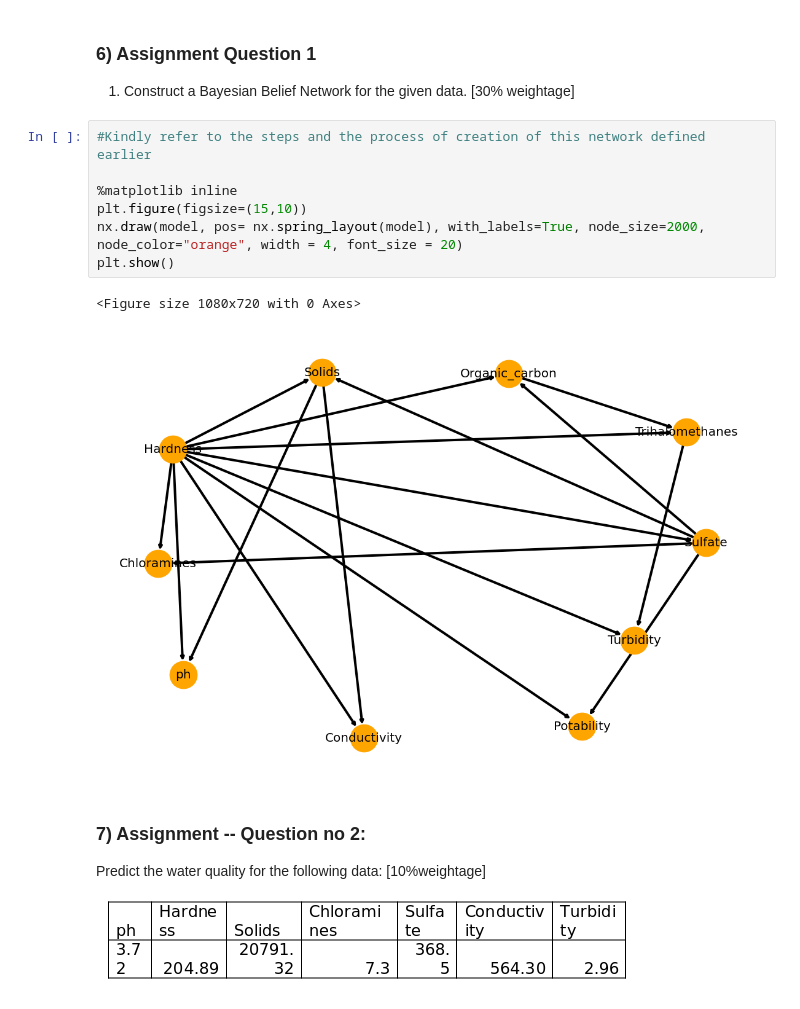
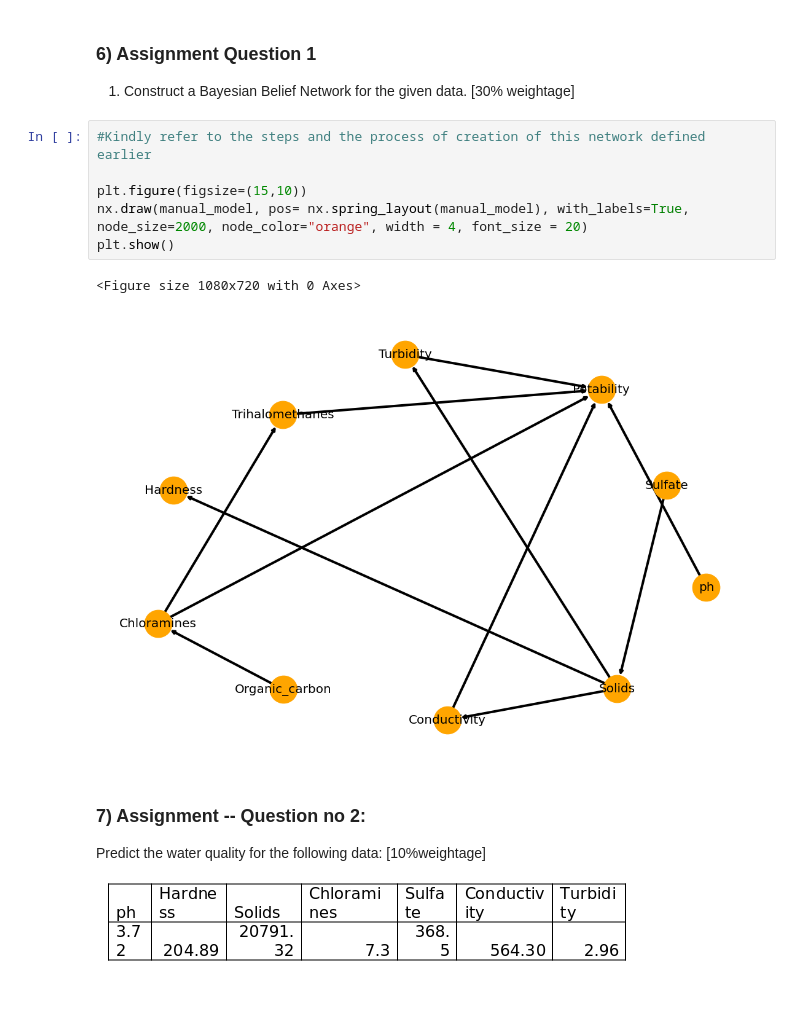
Before and after one commit to umang8496/bits-dse, a Jupyter notebook: aci_assignment_02/final_part1_notebook_p1.ipynb, the cells around one changed output. Cells and saved outputs as stored; diff of their text form.

```diff
--- a/aci_assignment_02/final_part1_notebook_p1.ipynb
+++ b/aci_assignment_02/final_part1_notebook_p1.ipynb
@@ -421,13 +432,12 @@ model.local_independencies(list(df.columns))
 # %%
 #Kindly refer to the steps and the process of creation of this network defined earlier
 
-%matplotlib inline
 plt.figure(figsize=(15,10))
-nx.draw(model, pos= nx.spring_layout(model), with_labels=True, node_size=2000, node_color="orange", width = 4, font_size = 20)
+nx.draw(manual_model, pos= nx.spring_layout(manual_model), with_labels=True, node_size=2000, node_color="orange", width = 4, font_size = 20)
 plt.show()
 # %% [output]
 <Figure size 1080x720 with 0 Axes>
-[figure, old version]
+[figure, new version]
 # %% [markdown]
 ### 7) Assignment -- Question no 2:
 
```
Also changed, not shown: parts of 50 cells of this notebook, 1 other file.
